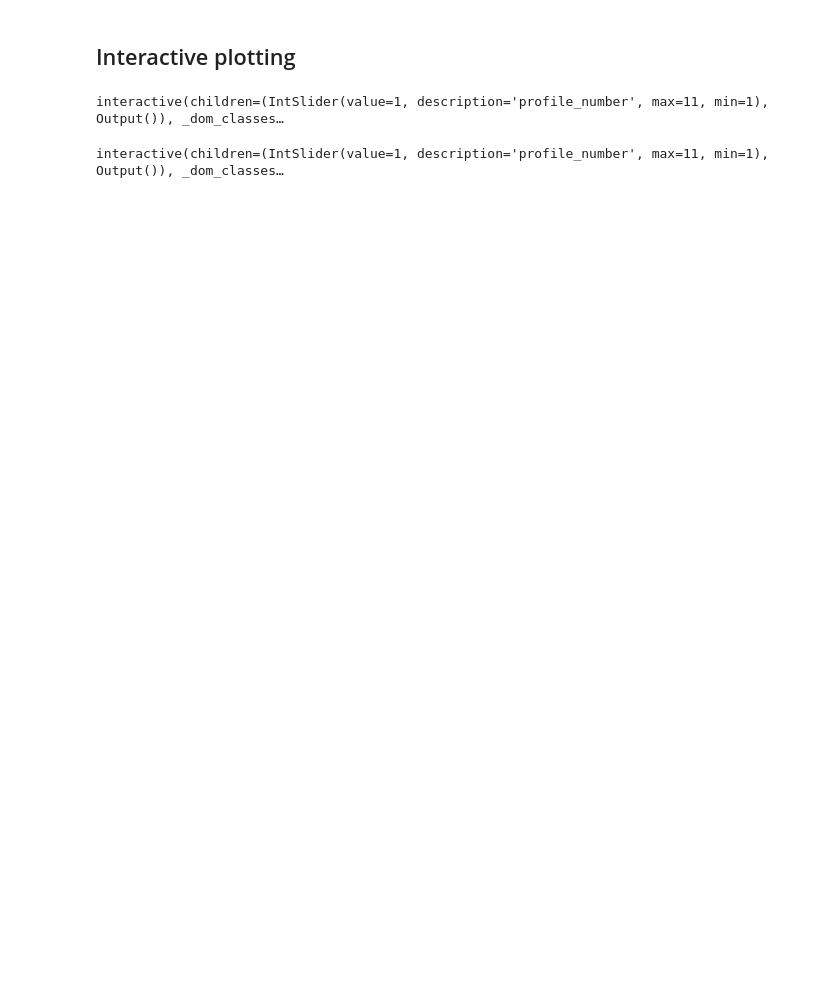
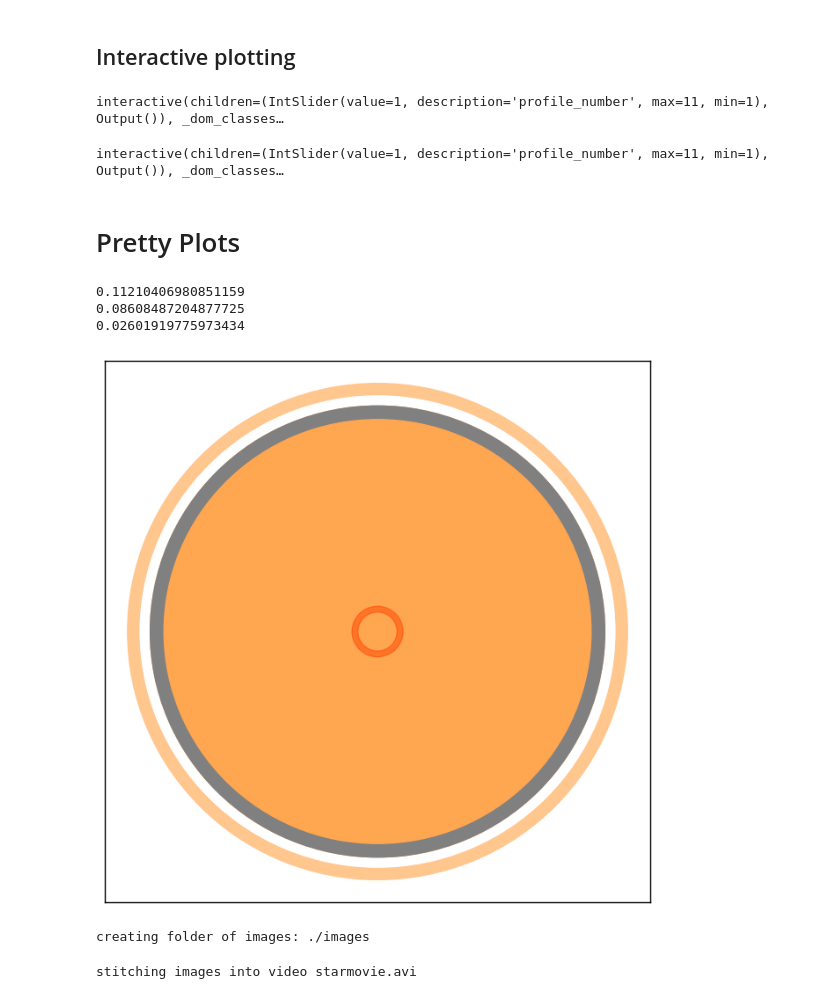
Before and after one commit to earlbellinger/mesagrid, a Jupyter notebook: docs/plotting.ipynb, the cells around one changed output. Cells and saved outputs as stored; diff of their text form; code cells hidden in the pictures; blank space fills up the shorter version.

Commit message:
movie :)
Closes #8

```diff
--- a/docs/plotting.ipynb
+++ b/docs/plotting.ipynb
@@ -50,3 +53,17 @@ interactive(children=(IntSlider(value=1, description='profile_number', max=11, m
 star_plots.star_interact(track, panels=[star_plots.plot_hr, star_plots.plot_composition, star_plots.plot_propagation, star_plots.plot_kippenhahn])
 # %% [output]
 interactive(children=(IntSlider(value=1, description='profile_number', max=11, min=1), Output()), _dom_classes…
+# %% [markdown]
+# Pretty Plots
+# %%
+star_plots.plot_convection_circles(track, 205) # cross section view of star at history row #5
+# %% [output]
+0.11210406980851159
+0.08608487204877725
+0.02601919775973434
+[figure, added]
+# %%
+star_plots.movie(track)
+# %% [output]
+creating folder of images: ./images
+stitching images into video starmovie.avi
```
Also changed, not shown: parts of 3 cells of this notebook, 1 other file.
